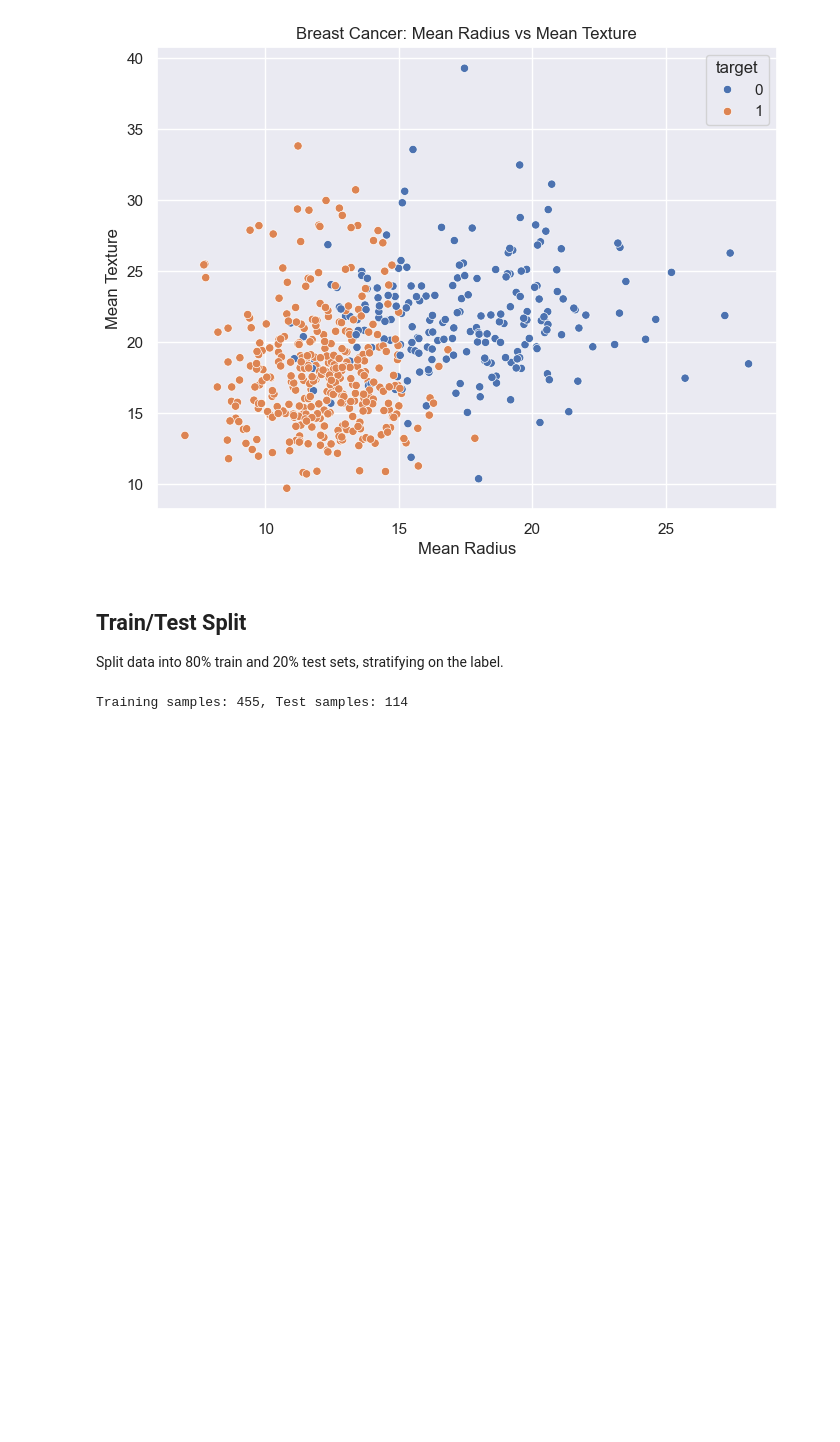
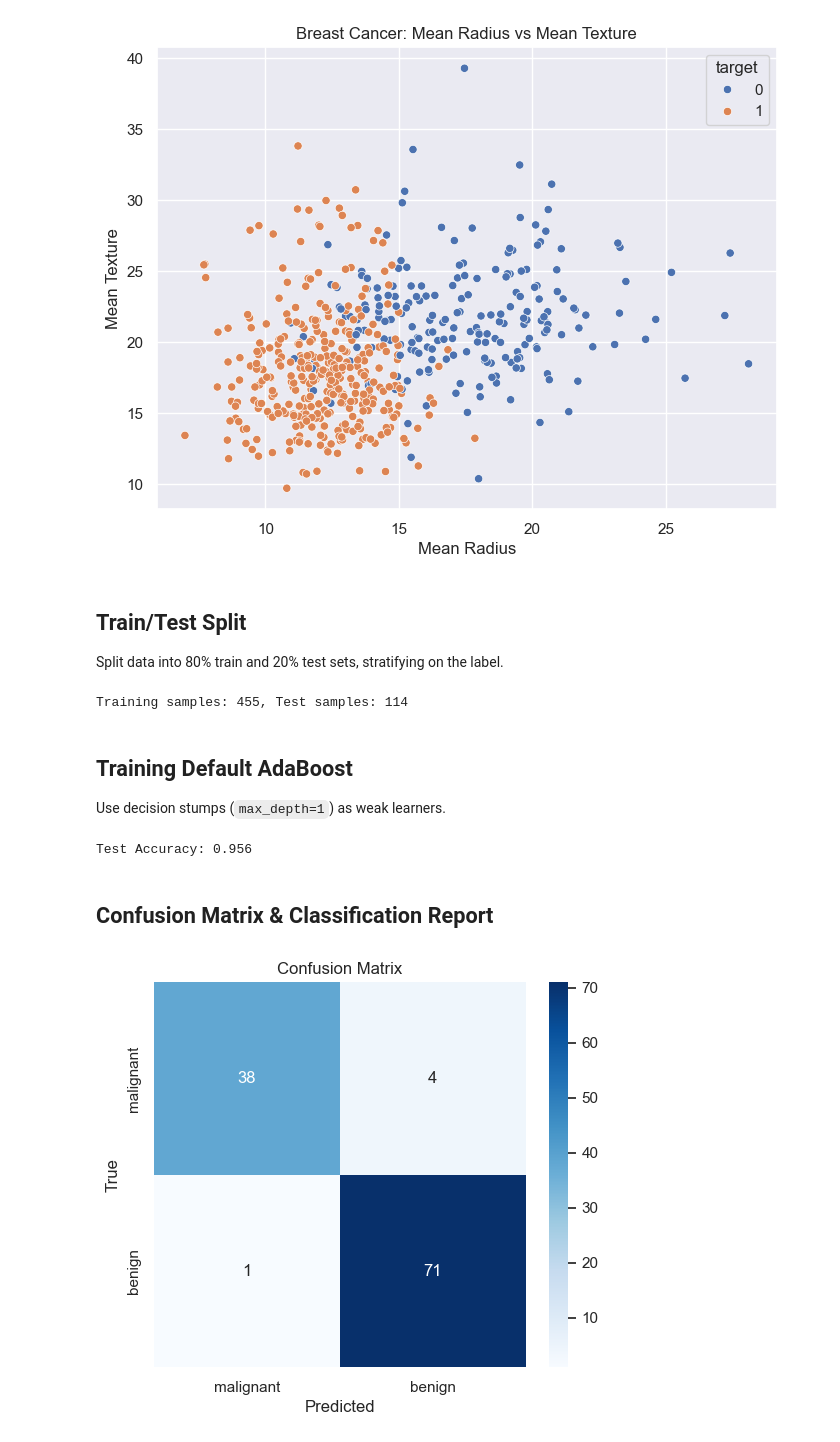
Before and after one commit to t0dd26/CMOR438-Spring-2025, a Jupyter notebook: Supervised ML/Classification/Ensemble_Boosting_Classification.ipynb, the cells around one changed output. Drawn from its saved outputs; the diff is of its cells as text; code cells hidden in the pictures; blank space fills up the shorter version.

Commit message:
Boosting Class 2

```diff
--- a/Supervised ML/Classification/Ensemble_Boosting_Classification.ipynb
+++ b/Supervised ML/Classification/Ensemble_Boosting_Classification.ipynb
@@ -71,3 +74,28 @@ X_train, X_test, y_train, y_test = train_test_split(
 print(f"Training samples: {X_train.shape[0]}, Test samples: {X_test.shape[0]}")
 # %% [output]
 Training samples: 455, Test samples: 114
+# %% [markdown]
+## Training Default AdaBoost
+Use decision stumps (`max_depth=1`) as weak learners.
+# %%
+base = DecisionTreeClassifier(max_depth=1, random_state=42)
+adb = AdaBoostClassifier(estimator=base, random_state=42)
+adb.fit(X_train, y_train)
+y_pred = adb.predict(X_test)
+print(f"Test Accuracy: {accuracy_score(y_test, y_pred):.3f}")
+# %% [output]
+Test Accuracy: 0.956
+# %% [markdown]
+## Confusion Matrix & Classification Report
+# %%
+cm = confusion_matrix(y_test, y_pred)
+plt.figure(figsize=(6,5))
+sns.heatmap(cm, annot=True, fmt='d', cmap='Blues',
+            xticklabels=data.target_names,
+            yticklabels=data.target_names)
+plt.xlabel('Predicted')
+plt.ylabel('True')
+plt.title('Confusion Matrix')
+plt.show()
+# %% [output]
+[figure, added]
```
Also changed, not shown: parts of 12 cells of this notebook.
